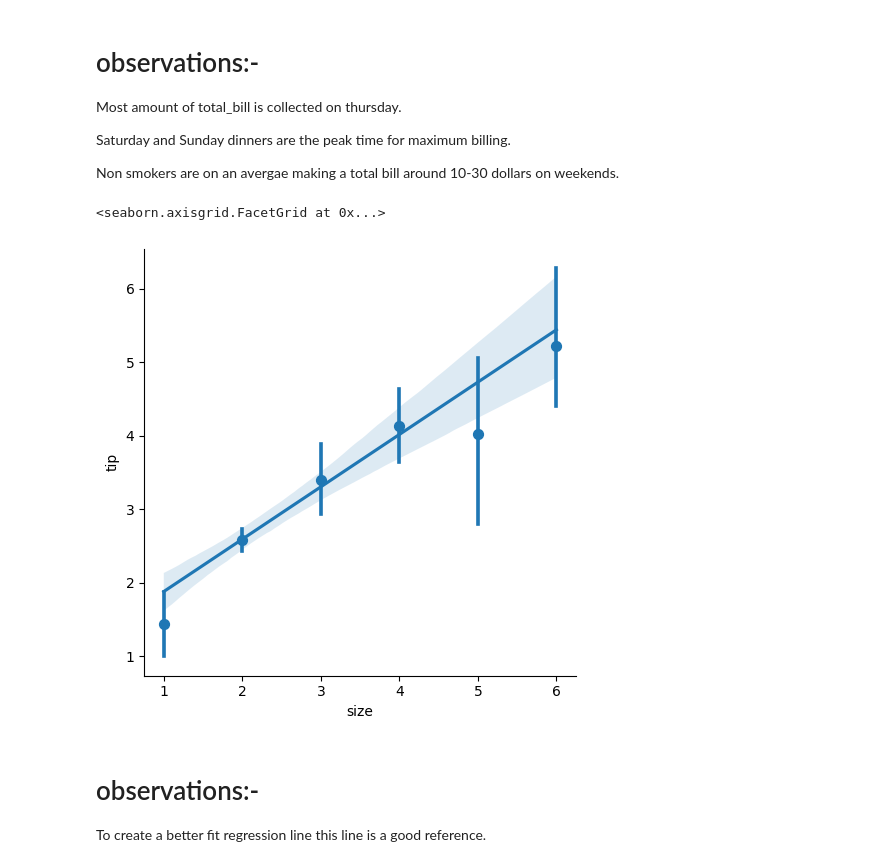
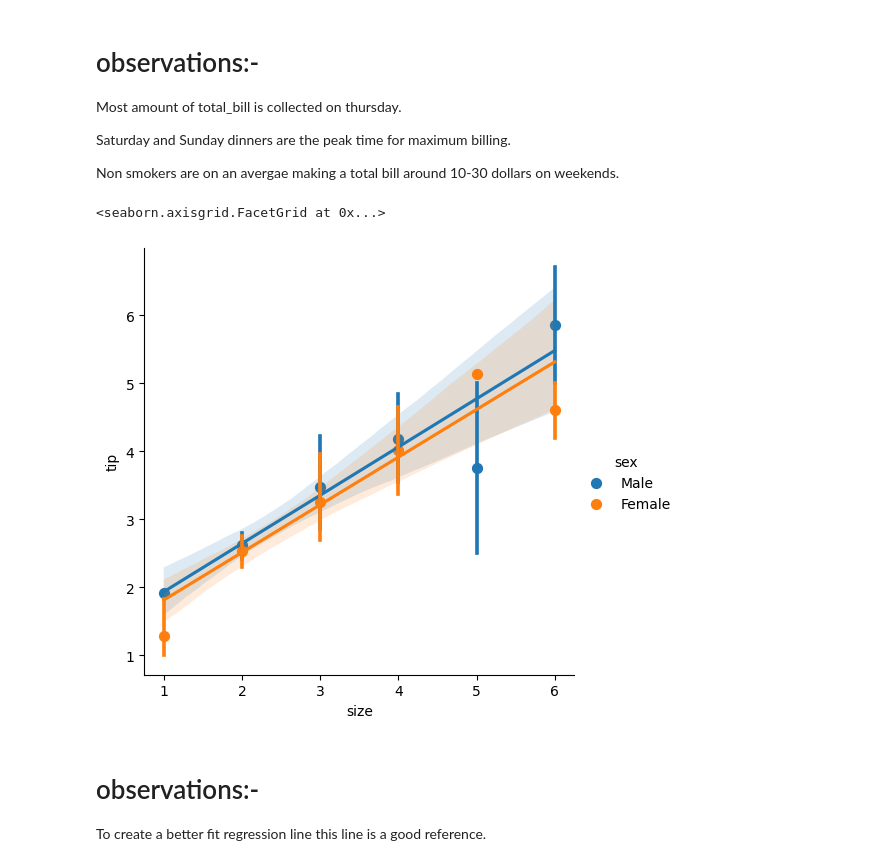
Before and after one commit to Naaahush/VsCode, a Jupyter notebook: Chirantan sns lecture.ipynb, the cells around one changed output. Cells and saved outputs as stored; diff of their text form; code cells hidden in the pictures.

```diff
--- a/Chirantan sns lecture.ipynb
+++ b/Chirantan sns lecture.ipynb
@@ -295,10 +295,10 @@ Saturday and Sunday dinners are the peak time for maximum billing.
 
 Non smokers are on an avergae making a total bill around 10-30 dollars on weekends.
 # %%
-sns.lmplot(tips,x="size", y="tip", x_estimator=np.mean)
+sns.lmplot(tips,x="size", y="tip",hue='sex', x_estimator=np.mean)
 # %% [output]
 <seaborn.axisgrid.FacetGrid at 0x...>
-[figure, old version]
+[figure, new version]
 # %% [markdown]
 # observations:-
 
```
